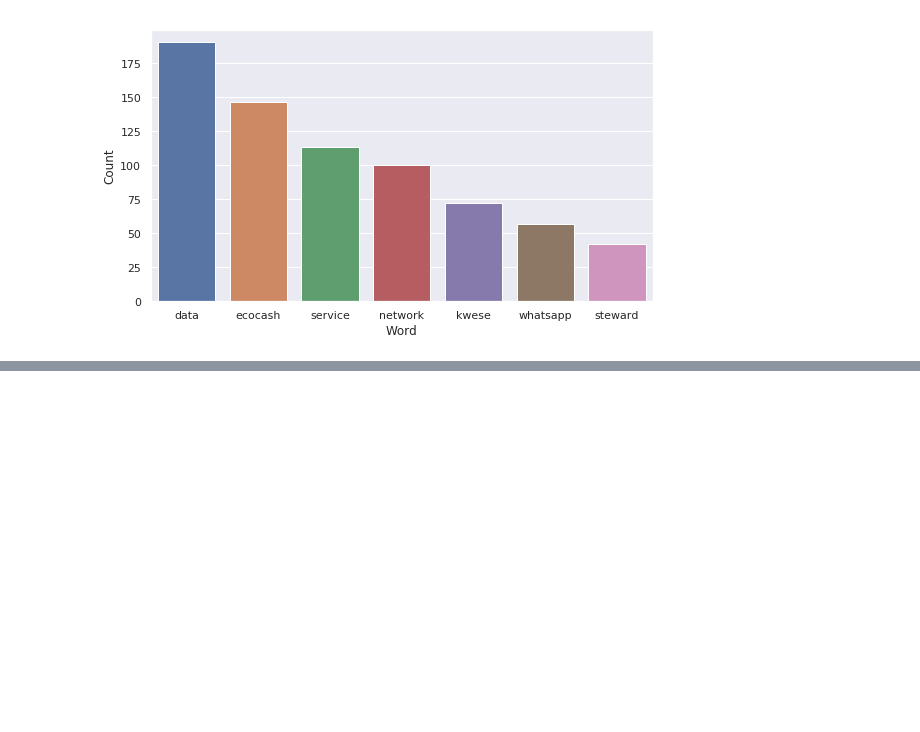
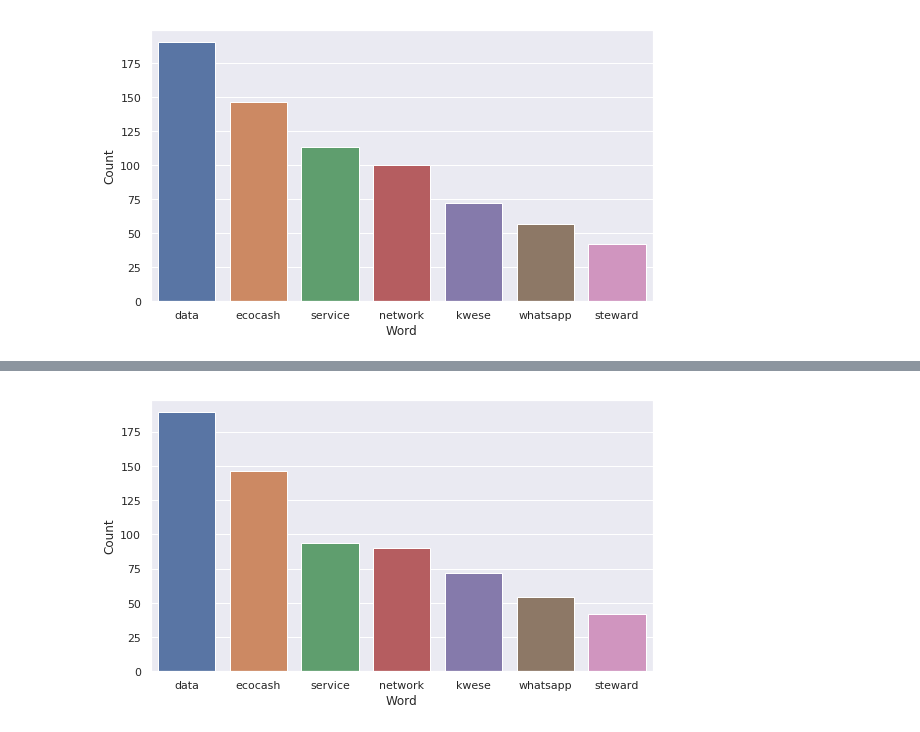
Before and after one commit to SimbaPy/EconetSentimentAnalysis, a Jupyter notebook: EconetSentimentAnalysis/2. Econet Sentiment Analysis.ipynb, the cells around one changed output, grey strips where cells are left out. Saved outputs shown, nothing was run; the diff lists cells and outputs as text; code cells hidden in the pictures; blank space fills up the shorter version.

```diff
--- a/EconetSentimentAnalysis/2. Econet Sentiment Analysis.ipynb
+++ b/EconetSentimentAnalysis/2. Econet Sentiment Analysis.ipynb
@@ -282,0 +309,12 @@ data_econet[data_econet['tidy_tweet'].str.contains('service', regex=True)]
+# %%
+a = nltk.FreqDist(words)
+d = pd.DataFrame({'Word': list(a.keys()),
+                  'Count': list(a.values())})
+# selecting top 10 most frequent hashtags
+d = d.nlargest(columns="Count", n = 10)
+plt.figure(figsize=(9,5))
+ax = sns.barplot(data=d, x= "Word", y = "Count")
+ax.set(ylabel = 'Count')
+plt.show()
+# %% [output]
+[figure, added]
```
Also changed, not shown: parts of 37 cells of this notebook.
